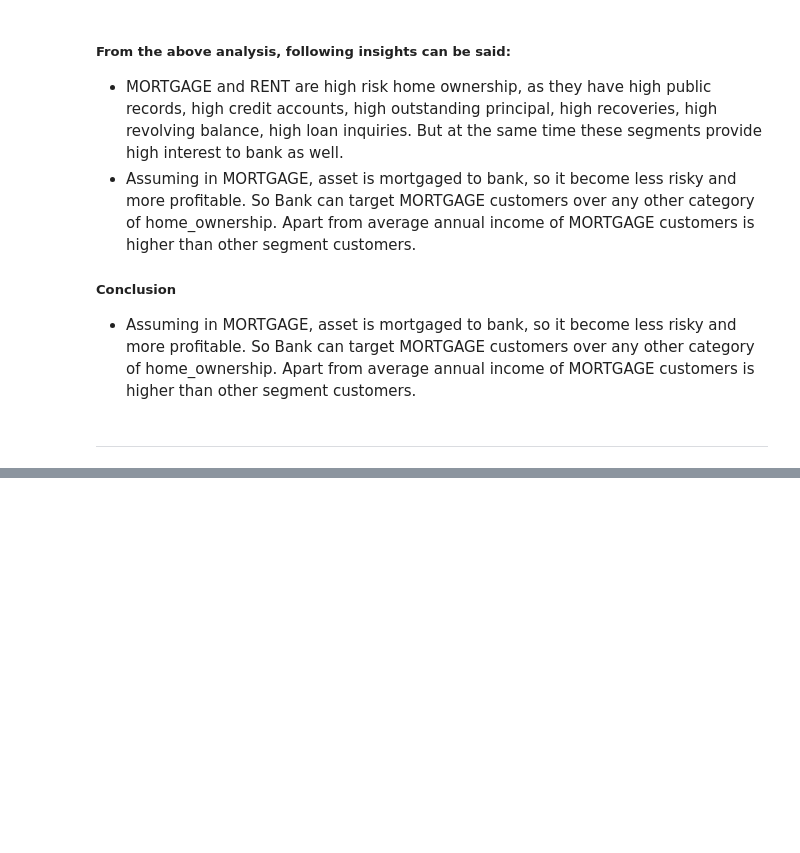
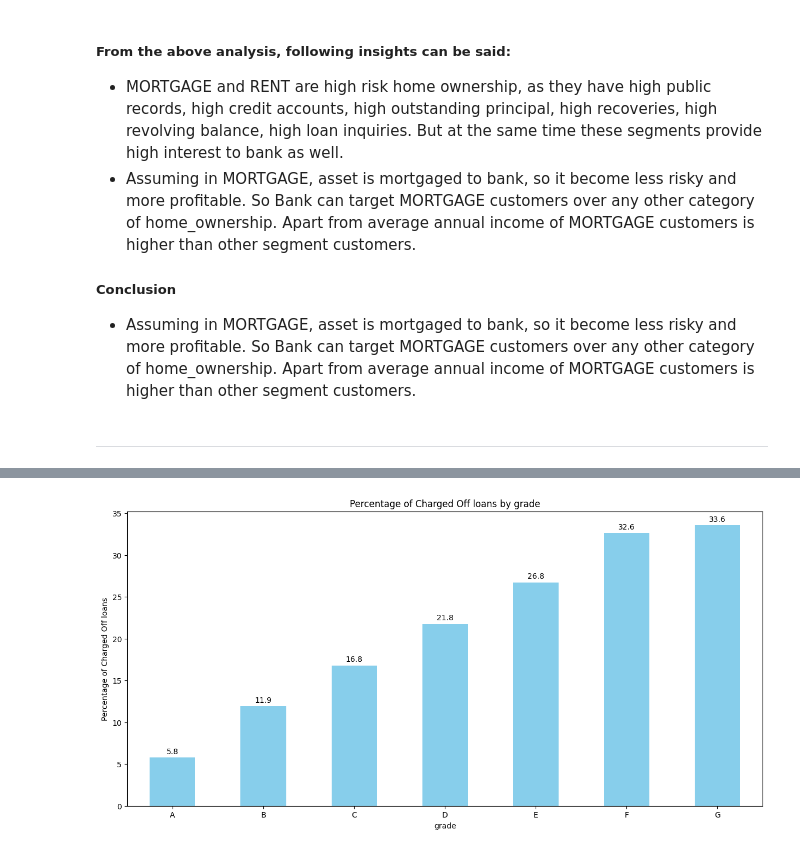
Before and after one commit to tejasvadhyani/LendingClubCaseStudy, a Jupyter notebook: Tejasva_Dhyani.ipynb, the cells around one changed output, grey strips where cells are left out. Cells and saved outputs as stored; diff of their text form; code cells hidden in the pictures; blank space fills up the shorter version.

```diff
--- a/Tejasva_Dhyani.ipynb
+++ b/Tejasva_Dhyani.ipynb
@@ -1747,0 +1789,5 @@ df_loan.to_excel('processed_loan.xlsx', index=False)
+# %%
+# Bivariate analysis of Grade and Loan Status
+create_bivariate_chart(df_loan, 'grade')
+# %% [output]
+[figure, added]
```
Also changed, not shown: parts of 12 cells of this notebook, 1 other file.
